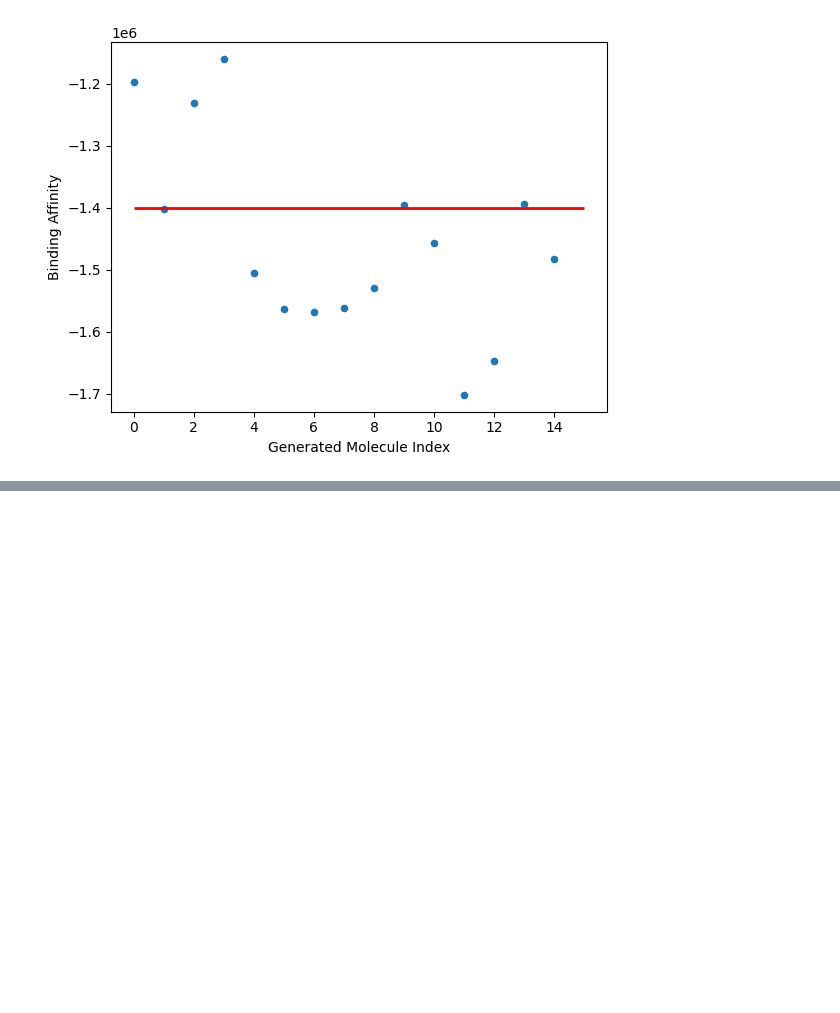
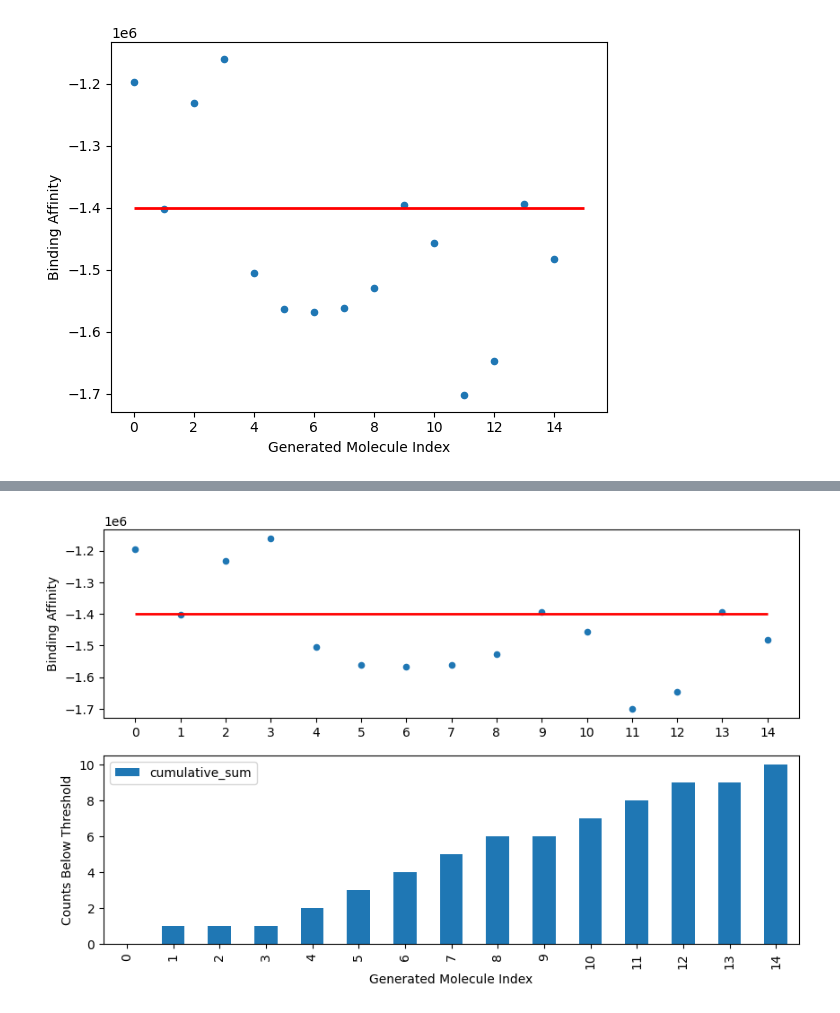
Before and after one commit to artificial-yao/generative-virtual-screening, a Jupyter notebook: notebooks/plot_results.ipynb, the cells around one changed output, grey strips where cells are left out. Cells and saved outputs as stored; diff of their text form; code cells hidden in the pictures; blank space fills up the shorter version.

```diff
--- a/notebooks/plot_results.ipynb
+++ b/notebooks/plot_results.ipynb
@@ -69,0 +75,20 @@ threshold = -1400000
+# %%
+# Create a figure and axes
+fig, axs = plt.subplots(2, 1, figsize=(10,6))
+
+df.plot(kind = 'scatter', x = 'Unnamed: 0', y = 'DSMBind_predictions', ax=axs[0])
+
+axs[0].hlines(y=-1400000, xmin=0, xmax=14, linewidth=2, color='r')
+axs[0].set_xlabel("")
+axs[0].set_ylabel('Binding Affinity')
+axs[0].set_xticks(np.arange(0, 15))
+
+df.plot(kind = 'bar', x = 'Unnamed: 0', y = 'cumulative_sum', ax=axs[1])
+axs[1].set_xlabel('Generated Molecule Index')
+axs[1].set_ylabel('Counts Below Threshold')
+axs[1].set_xticks(np.arange(0, 15))
+
+
+plt.show()
+# %% [output]
+[figure, added]
```
Also changed, not shown: parts of 3 cells of this notebook.
